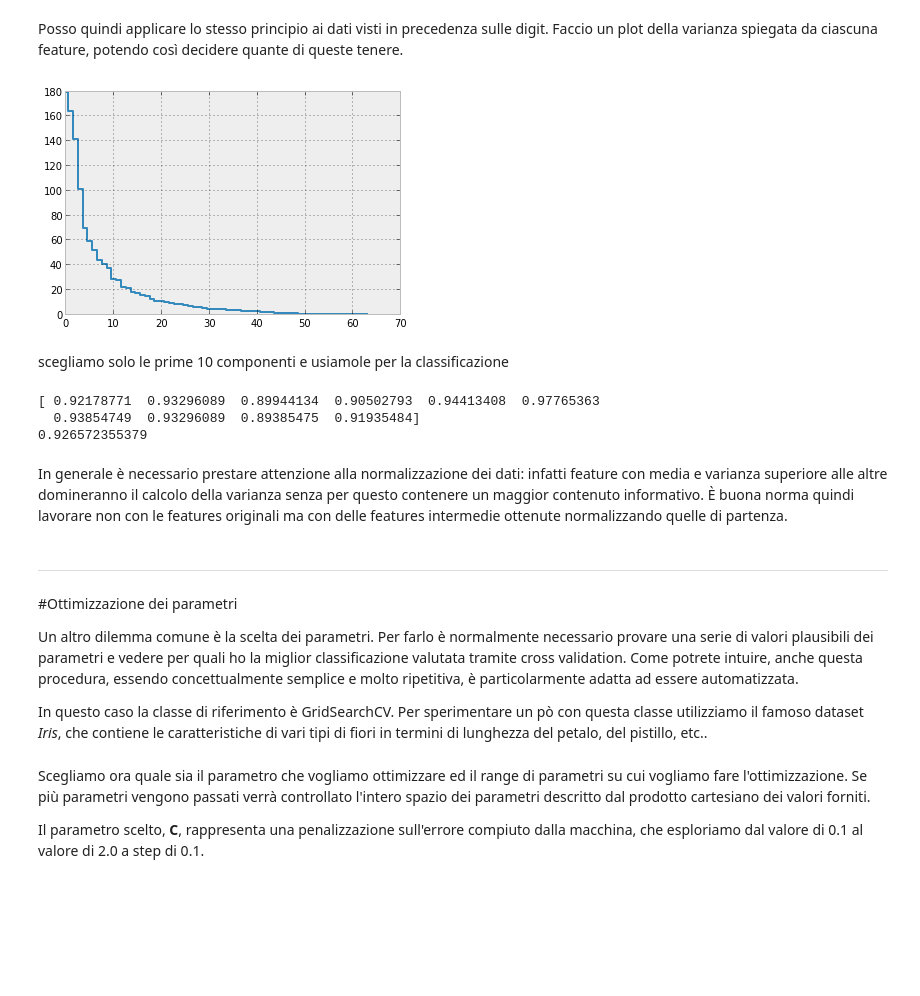
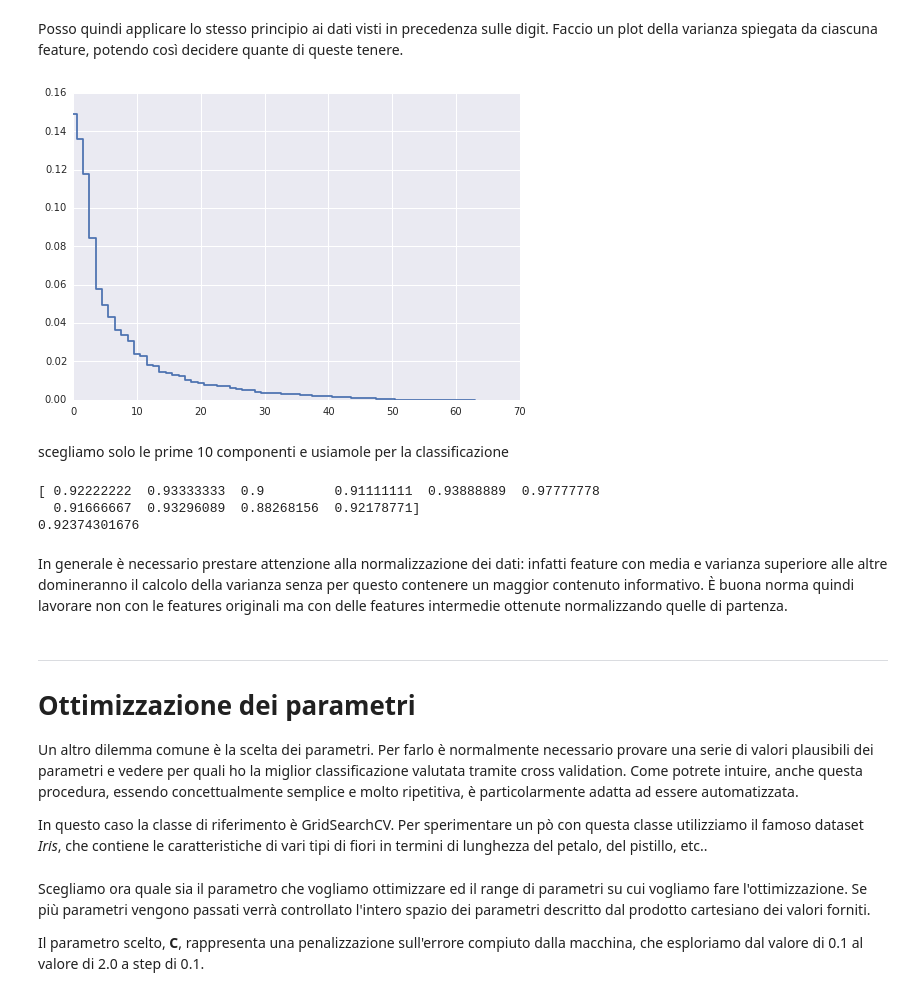
Before and after one commit to EnricoGiampieri/lezionipython, a Jupyter notebook: metodi fisici - analisi dati.ipynb, the cells around one changed output. Saved outputs shown, nothing was run; the diff lists cells and outputs as text; code cells hidden in the pictures; blank space fills up the shorter version.

```diff
--- a/metodi fisici - analisi dati.ipynb
+++ b/metodi fisici - analisi dati.ipynb
@@ -949,29 +996,29 @@ Posso quindi applicare lo stesso principio ai dati visti in precedenza sulle dig
 # %%
 pca = decomposition.PCA()
 pca.fit(data)
-plot( pca.explained_variance_, linestyle='steps-mid');
+plt.plot( pca.explained_variance_ratio_, linestyle='steps-mid');
 # %% [output]
-[figure, old version]
+[figure, new version]
 # %% [markdown]
 scegliamo solo le prime 10 componenti e usiamole per la classificazione
 # %%
 pca.n_components = 10
 data_reduced = pca.fit_transform(data)
 
-kfold = cross_validation.KFold(n=len(data_reduced), k=10, indices=True)
+kfold = cross_validation.KFold(n=len(data_reduced), n_folds=10)
 cvscore = cross_validation.cross_val_score
 results = cvscore(svc, data_reduced, target, cv=kfold, n_jobs=-1)
-print results
-print np.mean(results)
+print(results)
+print(plt.mean(results))
 # %% [output]
-[ 0.92178771  0.93296089  0.89944134  0.90502793  0.94413408  0.97765363
-  0.93854749  0.93296089  0.89385475  0.91935484]
-0.926572355379
+[ 0.92222222  0.93333333  0.9         0.91111111  0.93888889  0.97777778
+  0.91666667  0.93296089  0.88268156  0.92178771]
+0.92374301676
 # %% [markdown]
 In generale è necessario prestare attenzione alla normalizzazione dei dati: infatti feature con media e varianza superiore alle altre domineranno il calcolo della varianza senza per questo contenere un maggior contenuto informativo. È buona norma quindi lavorare non con le features originali ma con delle features intermedie ottenute normalizzando quelle di partenza.
 # %% [markdown]
 ----
-#Ottimizzazione dei parametri
+# Ottimizzazione dei parametri
 
 Un altro dilemma comune è la scelta dei parametri. Per farlo è normalmente necessario provare una serie di valori plausibili dei parametri e vedere per quali ho la miglior classificazione valutata tramite cross validation. Come potrete intuire, anche questa procedura, essendo concettualmente semplice e molto ripetitiva, è particolarmente adatta ad essere automatizzata.
 
```
Also changed, not shown: parts of 90 cells of this notebook.
